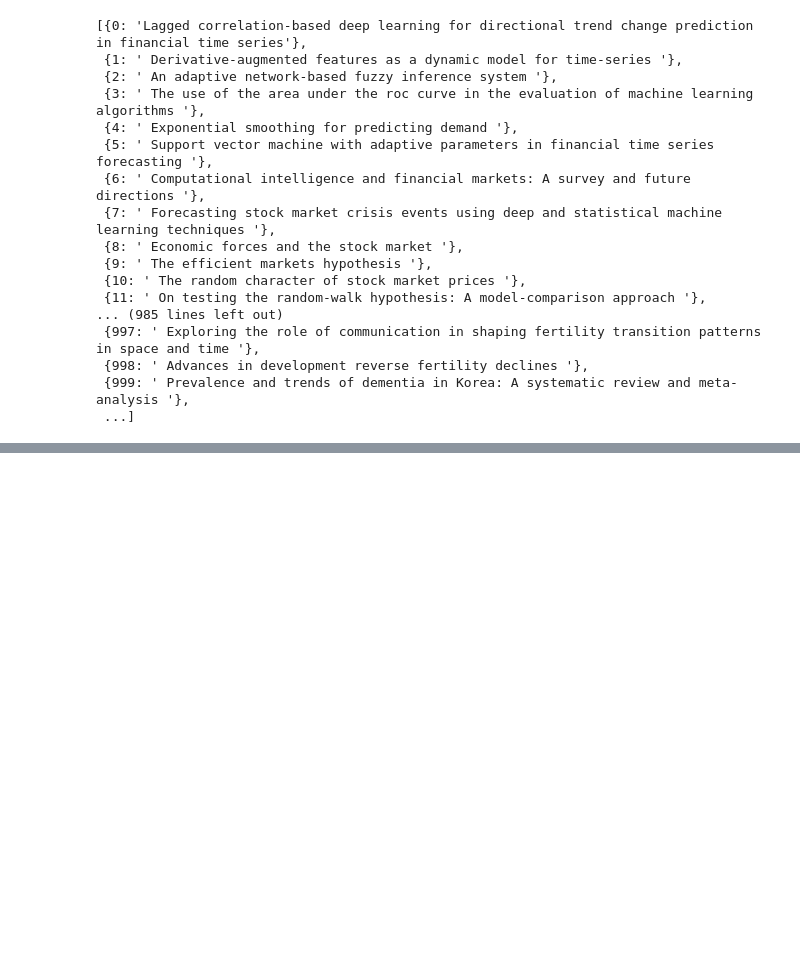
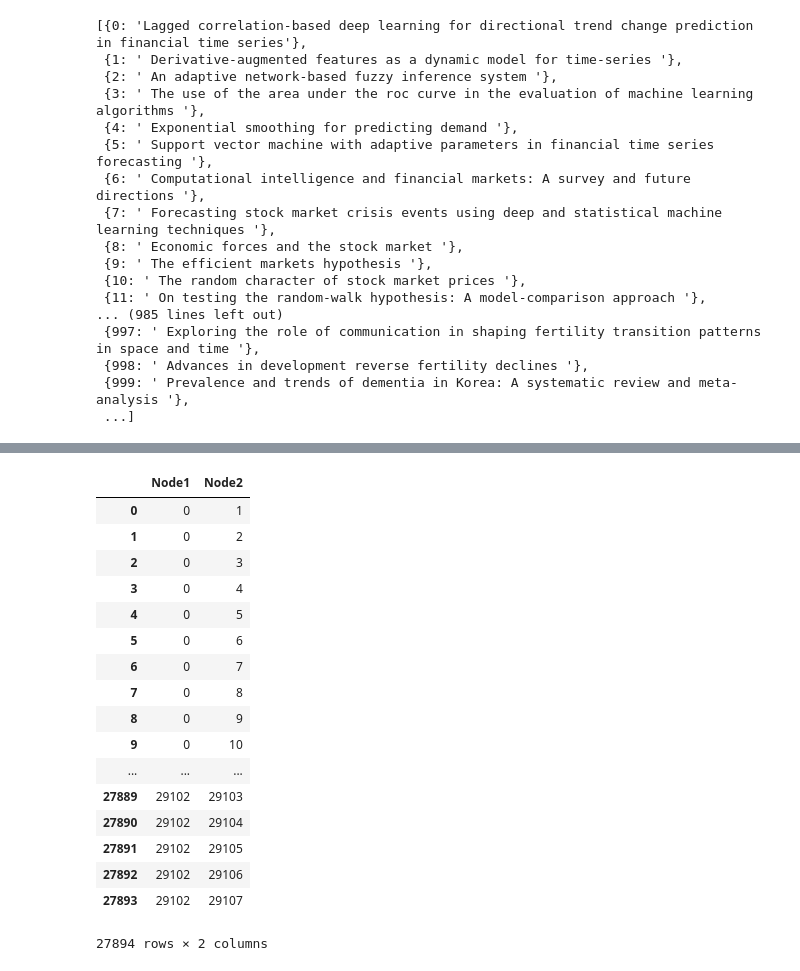
Before and after one commit to clarkdatalabs/bibliometric_networks, a Jupyter notebook: holoviews.ipynb, the cells around one changed output, grey strips where cells are left out. Drawn from its saved outputs; the diff is of its cells as text; code cells hidden in the pictures; blank space fills up the shorter version.

Commit message:
still trying to figure out how to format this damn data

```diff
--- a/holoviews.ipynb
+++ b/holoviews.ipynb
@@ -144,0 +160,23 @@ nodes_df.head()
+# %%
+edges_df = pd.DataFrame(edges_df, columns=['Node1', 'Node2'])
+# %%
+edges_df
+# %% [output]
+|  | Node1 | Node2 |
+| 0 | 0 | 1 |
+| 1 | 0 | 2 |
+| 2 | 0 | 3 |
+| 3 | 0 | 4 |
+| 4 | 0 | 5 |
+| 5 | 0 | 6 |
+| 6 | 0 | 7 |
+| 7 | 0 | 8 |
+| 8 | 0 | 9 |
+| 9 | 0 | 10 |
+| ... | ... | ... |
+| 27889 | 29102 | 29103 |
+| 27890 | 29102 | 29104 |
+| 27891 | 29102 | 29105 |
+| 27892 | 29102 | 29106 |
+| 27893 | 29102 | 29107 |
+27894 rows × 2 columns
```
Also changed, not shown: parts of 11 cells of this notebook.
